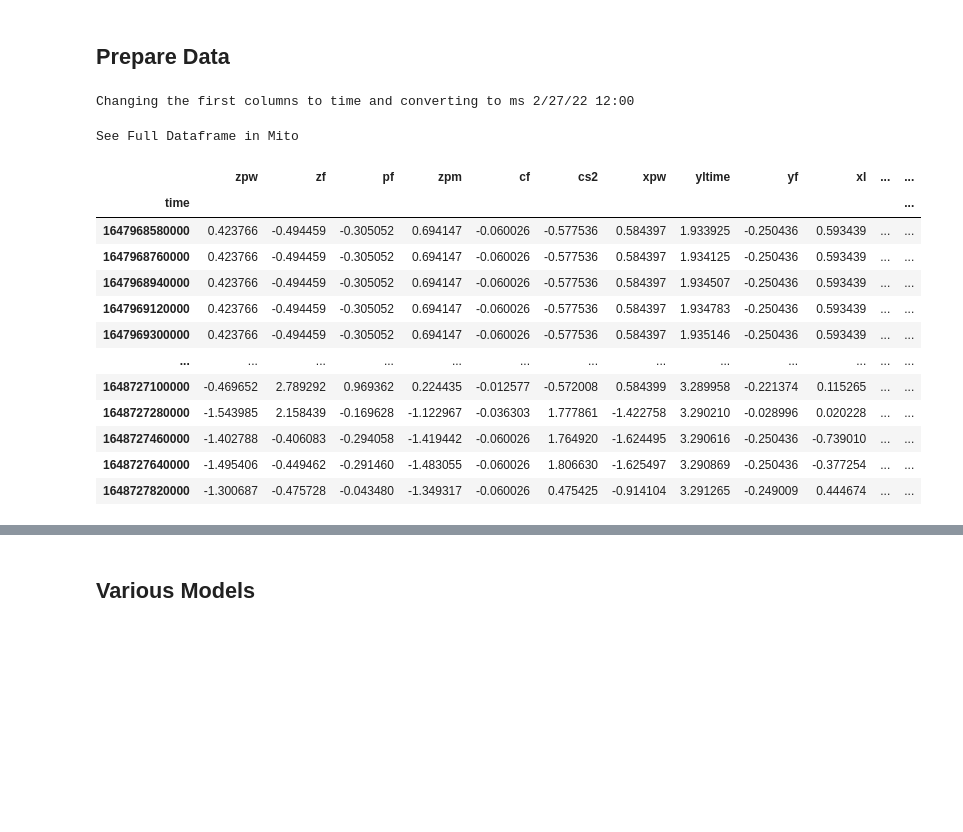
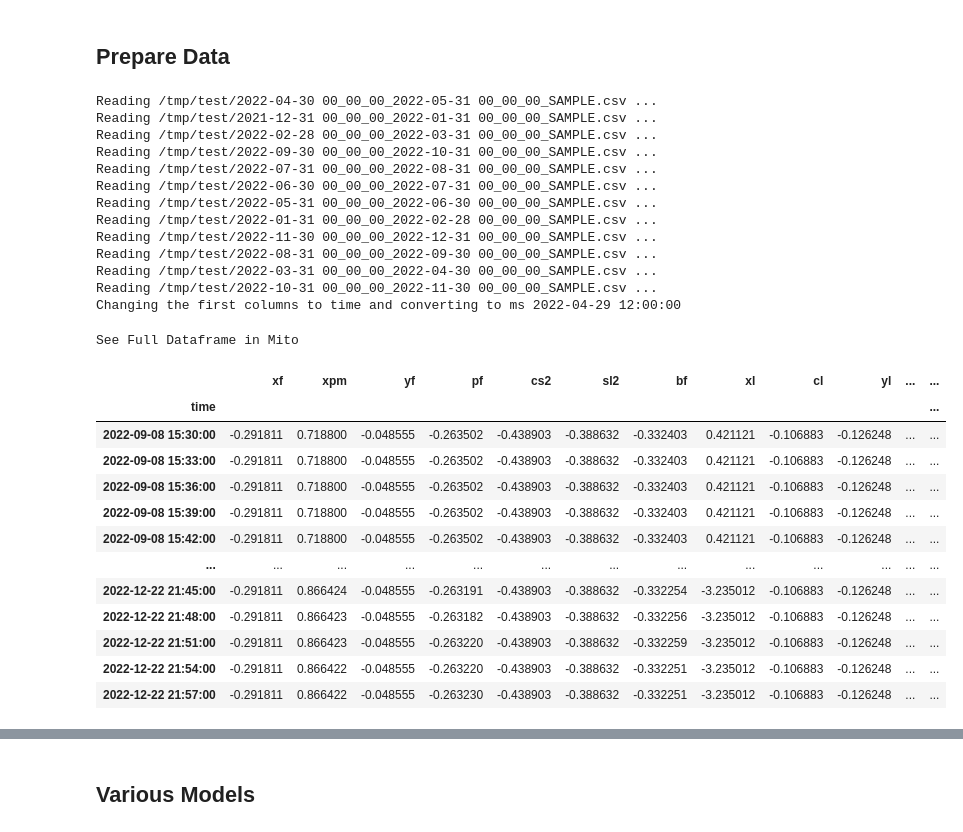
Before and after one commit to emmanueliarussi/DU-DeepLearning, a Jupyter notebook: tf-RNN/07_E2E_anomlydetector.ipynb, the cells around one changed output, grey strips where cells are left out. Drawn from its saved outputs; the diff is of its cells as text; code cells hidden in the pictures; blank space fills up the shorter version.

```diff
--- a/tf-RNN/07_E2E_anomlydetector.ipynb
+++ b/tf-RNN/07_E2E_anomlydetector.ipynb
@@ -77,10 +77,10 @@ def read_data(files="/tmp/test/*.csv", dropna=True ):
     li=[]
     for f in (glob.glob(files)):
         df = pd.read_csv(f, index_col=None, header=0)
+        print(f"Reading {f} ...")
         li.append(df)
 
     df = pd.concat(li, axis=0, ignore_index=True)
-    df.reset_index(inplace=True, drop=True)
 
     if dropna:
         df.dropna(inplace=True)
@@ -88,46 +88,64 @@ def read_data(files="/tmp/test/*.csv", dropna=True ):
 
     df = checkFirstColumnIsTime(df)
     df.index= df['time']
+    df.sort_index(inplace=True)
+
     df.drop('time', axis=1, inplace=True, errors="ignore")
 
     return df
 # %%
 import ts_transform
 from ts_transform import myColumnTransformer
 
-
 # Read the file
-files = "/tmp/test/*.csv"
+files = "/tmp/test/*SAMPLE*.csv"
 df = read_data(files=files, dropna=True )
 df = add_perodictime(df)
+df.index = pd.to_datetime(df.index, unit='ms')
+
+# Remove unneeded
+remove_columns = "atime yltime ypw ctemp2 ctime".split()
+df.drop(remove_columns, axis=1, inplace=True)
 
 split  = int(len(df) * .7)
 
 df1 = df
 df_trn1  = df[df.columns[1:]][:split]
 df_tst1  = df[df.columns[1:]][split:]
 
 # See ts_transofrm for more details on how to use this
 scaler, df_trn = myColumnTransformer.scale_df(df_trn1)
 df_tst = scaler.transform(df_tst1)
 df_trn.index = df_trn1.index
 df_tst.index = df_tst1.index
 scaler.save(os.path.dirname(files) + "/SCALER." )  # <== we can read this later if we wanted to
 df_tst
 # %% [output]
-Changing the first columns to time and converting to ms 2/27/22 12:00
+Reading /tmp/test/2022-04-30 00_00_00_2022-05-31 00_00_00_SAMPLE.csv ...
+Reading /tmp/test/2021-12-31 00_00_00_2022-01-31 00_00_00_SAMPLE.csv ...
+Reading /tmp/test/2022-02-28 00_00_00_2022-03-31 00_00_00_SAMPLE.csv ...
+Reading /tmp/test/2022-09-30 00_00_00_2022-10-31 00_00_00_SAMPLE.csv ...
+Reading /tmp/test/2022-07-31 00_00_00_2022-08-31 00_00_00_SAMPLE.csv ...
+Reading /tmp/test/2022-06-30 00_00_00_2022-07-31 00_00_00_SAMPLE.csv ...
+Reading /tmp/test/2022-05-31 00_00_00_2022-06-30 00_00_00_SAMPLE.csv ...
+Reading /tmp/test/2022-01-31 00_00_00_2022-02-28 00_00_00_SAMPLE.csv ...
+Reading /tmp/test/2022-11-30 00_00_00_2022-12-31 00_00_00_SAMPLE.csv ...
+Reading /tmp/test/2022-08-31 00_00_00_2022-09-30 00_00_00_SAMPLE.csv ...
+Reading /tmp/test/2022-03-31 00_00_00_2022-04-30 00_00_00_SAMPLE.csv ...
+Reading /tmp/test/2022-10-31 00_00_00_2022-11-30 00_00_00_SAMPLE.csv ...
+Changing the first columns to time and converting to ms 2022-04-29 12:00:00
 See Full Dataframe in Mito
-|  | zpw | zf | pf | zpm | cf | cs2 | xpw | yltime | yf | xl | ... | ... |
+|  | xf | xpm | yf | pf | cs2 | sl2 | bf | xl | cl | yl | ... | ... |
 | time |  |  |  |  |  |  |  |  |  |  |  | ... |
-| 1647968580000 | 0.423766 | -0.494459 | -0.305052 | 0.694147 | -0.060026 | -0.577536 | 0.584397 | 1.933925 | -0.250436 | 0.593439 | ... | ... |
-| 1647968760000 | 0.423766 | -0.494459 | -0.305052 | 0.694147 | -0.060026 | -0.577536 | 0.584397 | 1.934125 | -0.250436 | 0.593439 | ... | ... |
-| 1647968940000 | 0.423766 | -0.494459 | -0.305052 | 0.694147 | -0.060026 | -0.577536 | 0.584397 | 1.934507 | -0.250436 | 0.593439 | ... | ... |
-| 1647969120000 | 0.423766 | -0.494459 | -0.305052 | 0.694147 | -0.060026 | -0.577536 | 0.584397 | 1.934783 | -0.250436 | 0.593439 | ... | ... |
-| 1647969300000 | 0.423766 | -0.494459 | -0.305052 | 0.694147 | -0.060026 | -0.577536 | 0.584397 | 1.935146 | -0.250436 | 0.593439 | ... | ... |
+| 2022-09-08 15:30:00 | -0.291811 | 0.718800 | -0.048555 | -0.263502 | -0.438903 | -0.388632 | -0.332403 | 0.421121 | -0.106883 | -0.126248 | ... | ... |
+| 2022-09-08 15:33:00 | -0.291811 | 0.718800 | -0.048555 | -0.263502 | -0.438903 | -0.388632 | -0.332403 | 0.421121 | -0.106883 | -0.126248 | ... | ... |
+| 2022-09-08 15:36:00 | -0.291811 | 0.718800 | -0.048555 | -0.263502 | -0.438903 | -0.388632 | -0.332403 | 0.421121 | -0.106883 | -0.126248 | ... | ... |
+| 2022-09-08 15:39:00 | -0.291811 | 0.718800 | -0.048555 | -0.263502 | -0.438903 | -0.388632 | -0.332403 | 0.421121 | -0.106883 | -0.126248 | ... | ... |
+| 2022-09-08 15:42:00 | -0.291811 | 0.718800 | -0.048555 | -0.263502 | -0.438903 | -0.388632 | -0.332403 | 0.421121 | -0.106883 | -0.126248 | ... | ... |
 | ... | ... | ... | ... | ... | ... | ... | ... | ... | ... | ... | ... | ... |
-| 1648727100000 | -0.469652 | 2.789292 | 0.969362 | 0.224435 | -0.012577 | -0.572008 | 0.584399 | 3.289958 | -0.221374 | 0.115265 | ... | ... |
-| 1648727280000 | -1.543985 | 2.158439 | -0.169628 | -1.122967 | -0.036303 | 1.777861 | -1.422758 | 3.290210 | -0.028996 | 0.020228 | ... | ... |
-| 1648727460000 | -1.402788 | -0.406083 | -0.294058 | -1.419442 | -0.060026 | 1.764920 | -1.624495 | 3.290616 | -0.250436 | -0.739010 | ... | ... |
-| 1648727640000 | -1.495406 | -0.449462 | -0.291460 | -1.483055 | -0.060026 | 1.806630 | -1.625497 | 3.290869 | -0.250436 | -0.377254 | ... | ... |
-| 1648727820000 | -1.300687 | -0.475728 | -0.043480 | -1.349317 | -0.060026 | 0.475425 | -0.914104 | 3.291265 | -0.249009 | 0.444674 | ... | ... |
+| 2022-12-22 21:45:00 | -0.291811 | 0.866424 | -0.048555 | -0.263191 | -0.438903 | -0.388632 | -0.332254 | -3.235012 | -0.106883 | -0.126248 | ... | ... |
+| 2022-12-22 21:48:00 | -0.291811 | 0.866423 | -0.048555 | -0.263182 | -0.438903 | -0.388632 | -0.332256 | -3.235012 | -0.106883 | -0.126248 | ... | ... |
+| 2022-12-22 21:51:00 | -0.291811 | 0.866423 | -0.048555 | -0.263220 | -0.438903 | -0.388632 | -0.332259 | -3.235012 | -0.106883 | -0.126248 | ... | ... |
+| 2022-12-22 21:54:00 | -0.291811 | 0.866422 | -0.048555 | -0.263220 | -0.438903 | -0.388632 | -0.332251 | -3.235012 | -0.106883 | -0.126248 | ... | ... |
+| 2022-12-22 21:57:00 | -0.291811 | 0.866422 | -0.048555 | -0.263230 | -0.438903 | -0.388632 | -0.332251 | -3.235012 | -0.106883 | -0.126248 | ... | ... |
 # %%
```
Also changed, not shown: parts of 23 cells of this notebook, 12 other files.
